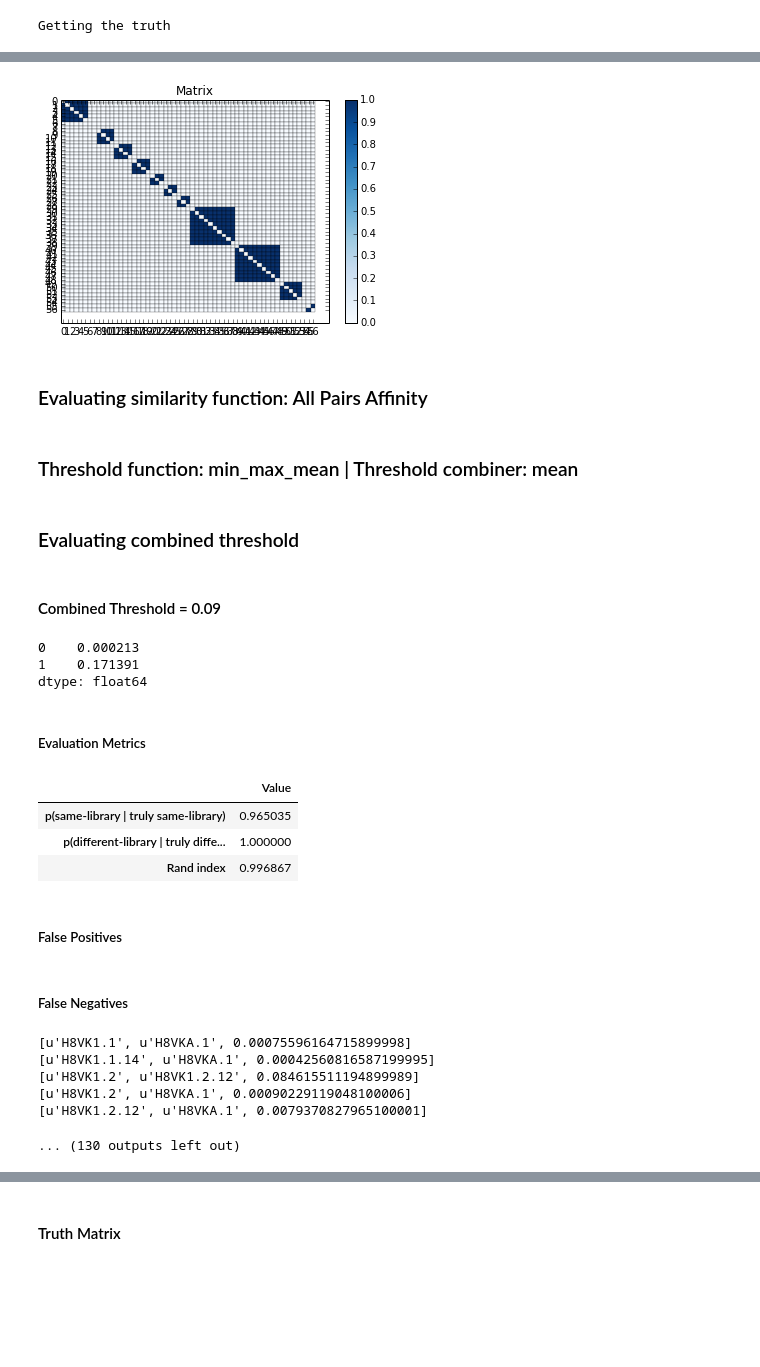
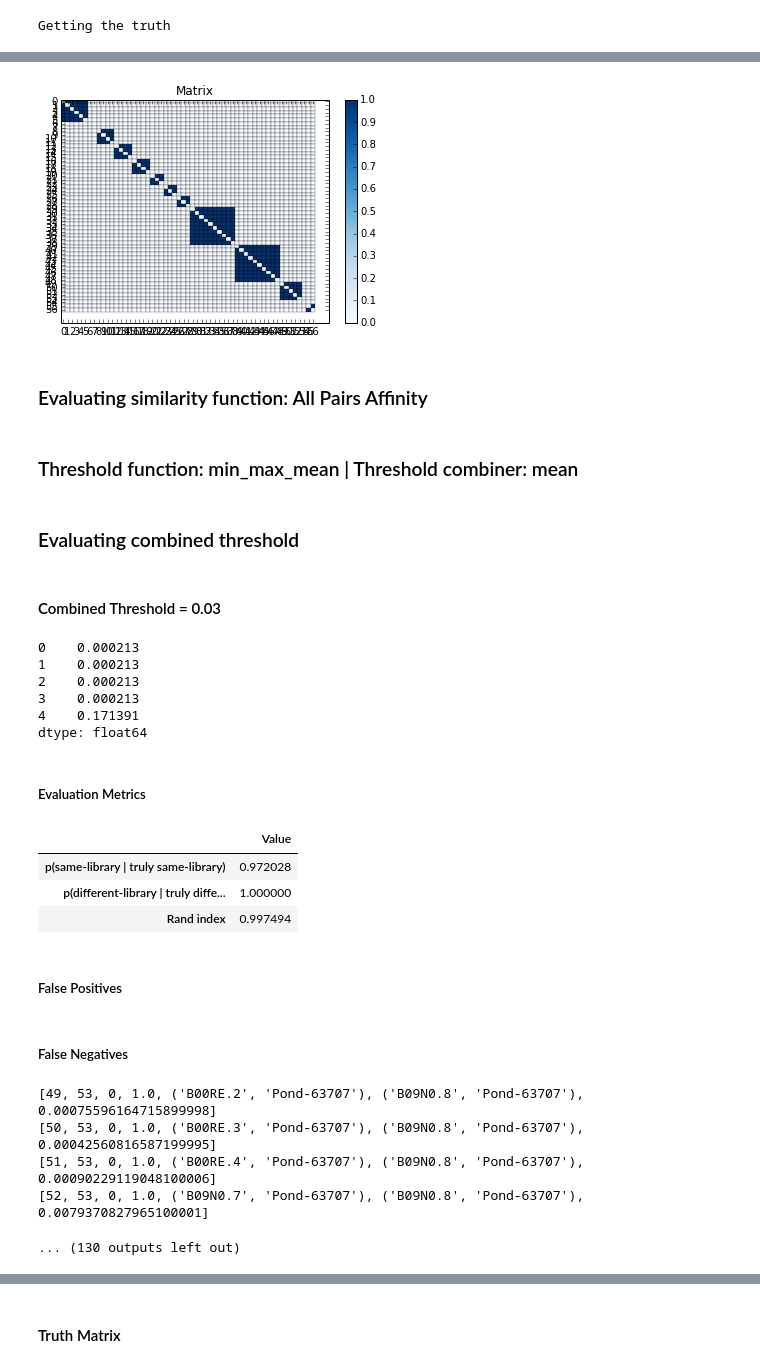
Before and after one commit to bradtaylor/thesis, a Jupyter notebook: evaluate_library_descrimination.ipynb, the cells around one changed output, grey strips where cells are left out. Drawn from its saved outputs; the diff is of its cells as text; code cells hidden in the pictures; blank space fills up the shorter version.

Commit message:
fixed error in finding false same/different-library read groups

```diff
--- a/evaluate_library_descrimination.ipynb
+++ b/evaluate_library_descrimination.ipynb
@@ -444,25 +444,25 @@ def is_greater_than(x, threshold):
 
 apply_threshold = np.vectorize(is_greater_than)
 
-def get_false_calls(distances, truth, results, groups):
+def get_false_calls(distances, truth, results, n_groups):
     false_positives = []
     false_negatives = []
-    for i in xrange(len(groups)):
-        for j in xrange(i, len(groups)):
+    for i in xrange(n_groups):
+        for j in xrange(i, n_groups):
             obs = results[i, j]
             exp = truth.values[i, j]
             dist = distances.values[i,j]
             if i != j:
                 if obs > exp:
-                    false_positives.append([groups[i], groups[j], dist])
+                    false_positives.append([i, j, obs, exp, distances.index[i], distances.index[j], dist])
                 elif obs < exp:
-                    false_negatives.append([groups[i], groups[j], dist])
+                    false_negatives.append([i, j, obs, exp, distances.index[i], distances.index[j], dist])
     return (false_positives, false_negatives)
 
 # Primary evaluation function
 def evaluate(distances, truth, threshold, n_groups):
     result = apply_threshold(distances, threshold)
-    false_pos, false_neg = get_false_calls(distances, truth, result, groups)
+    false_pos, false_neg = get_false_calls(distances, truth, result, n_groups)
     display(HTML('<h5>Evaluation Metrics</h5>'))
     display(summarize_result(result, truth.values, n_groups))
     display(HTML('<h5>False Positives</h5>'))
@@ -499,14 +499,14 @@ def exhaustive_search(distances, truth):
 # exhaustive_search(ap_distance, truth)
 # %%
 # Perform the experiment
-def run_experiment(distances, groups, distance_label, truth, get_threshold, combine_threshold, evaluate_subsets):
+def run_experiment(distances, n_groups, distance_label, truth, get_threshold, combine_threshold, evaluate_subsets):
 
     display(HTML("<h3>Evaluating similarity function: {0}</h3>".format(distance_label)))
     display(HTML("<h3>Threshold function: {0} | Threshold combiner: {1}</h3>".format(get_threshold.__name__, combine_threshold.__name__)))
 
     # perform 5-fold cross-validation
     thresholds = []
-    kf = KFold(len(groups), n_folds=5, shuffle=False)
+    kf = KFold(n_groups, n_folds=5, shuffle=False)
     subset_count = 1
     for train, test in kf:
         # Select the training distance/truth values
@@ -542,7 +542,7 @@ def run_experiment(distances, groups, distance_label, truth, get_threshold, comb
     display(pd.Series(thresholds))
 
     # Evaluate combined threshold over entire dataset
-    evaluate(distances, truth, combined_threshold, len(groups))
+    evaluate(distances, truth, combined_threshold, n_groups)
     display(HTML("<hr>"))
 # %%
 # Run experiment only on all-pairs affinity to test various threshold getters. Evaluate intermediates to see the process of building the threshold
@@ -632,7 +632,7 @@ def evaluate_all_distances(distance_files, metadata_file):
 #     print np.sum(distance.values),
 #     print 100 * (np.sum(distance.values) / 798.0),
 #     print np.max(distance.values)
-        run_experiment(distance, groups, test_label, truth, min_max_mean, np.mean, False)
+        run_experiment(distance, len(groups), test_label, truth, min_max_mean, np.mean, False)
 # %%
 # Run experiment on various distance functions with a chosen descriminator, combiner (don't worry about intermediate evaluations)
 
@@ -723,44 +729,46 @@ False Negatives
 
 ten_libraries_distances = { \
               "All Pairs Affinity" : "test_exome_libraries.ap_affinity.csv", \
               "Exact Pairs Affinity" : "test_exome_libraries.ep_affinity.csv", \
               "Jaccard Similarity Index" : "test_exome_libraries.jaccard.csv", \
               "Random Pairs Affinity" : "test_exome_libraries.random.csv" , \
               "Unlimited Pairs Affinity" : "test_exome_libraries.unlimited.csv", \
               "Ten limited Affinity" : "test_exome_libraries.ten.csv", \
               "Five limited Affinity" : "test_exome_libraries.five.csv", \
               "Four limited Affinity" : "test_exome_libraries.four.csv", \
               "Three limited Affinity" : "test_exome_libraries.three.csv", \
               "Two limited Affinity" : "test_exome_libraries.two.csv" \
              }
 
 ten_libraries_metadata = "test_exome_libraries.read_groups.json"
 
 distances = pd.read_csv(ten_libraries_distances["Ten limited Affinity"], header=[0,1], index_col=[0,1])
 
-np.min(distances.value[truth])
+# np.min(distances.value[truth])
 
 evaluate_all_distances(ten_libraries_distances, ten_libraries_metadata)
 # %% [output]
 Truth Matrix
 [figure]
 Evaluating similarity function: All Pairs Affinity
 Threshold function: min_max_mean | Threshold combiner: mean
 Evaluating combined threshold
-Combined Threshold = 0.09
+Combined Threshold = 0.03
 0    0.000213
-1    0.171391
+1    0.000213
+2    0.000213
+3    0.000213
+4    0.171391
 dtype: float64
 Evaluation Metrics
 |  | Value |
-| p(same-library | truly same-library) | 0.965035 |
+| p(same-library | truly same-library) | 0.972028 |
 | p(different-library | truly diffe... | 1.000000 |
-| Rand index | 0.996867 |
+| Rand index | 0.997494 |
 False Positives
 False Negatives
-[u'H8VK1.1', u'H8VKA.1', 0.00075596164715899998]
-[u'H8VK1.1.14', u'H8VKA.1', 0.00042560816587199995]
-[u'H8VK1.2', u'H8VK1.2.12', 0.084615511194899989]
-[u'H8VK1.2', u'H8VKA.1', 0.00090229119048100006]
-[u'H8VK1.2.12', u'H8VKA.1', 0.0079370827965100001]
+[49, 53, 0, 1.0, ('B00RE.2', 'Pond-63707'), ('B09N0.8', 'Pond-63707'), 0.00075596164715899998]
+[50, 53, 0, 1.0, ('B00RE.3', 'Pond-63707'), ('B09N0.8', 'Pond-63707'), 0.00042560816587199995]
+[51, 53, 0, 1.0, ('B00RE.4', 'Pond-63707'), ('B09N0.8', 'Pond-63707'), 0.00090229119048100006]
+[52, 53, 0, 1.0, ('B09N0.7', 'Pond-63707'), ('B09N0.8', 'Pond-63707'), 0.0079370827965100001]
 ... (130 outputs left out)
```
Also changed, not shown: parts of 6 cells of this notebook.
